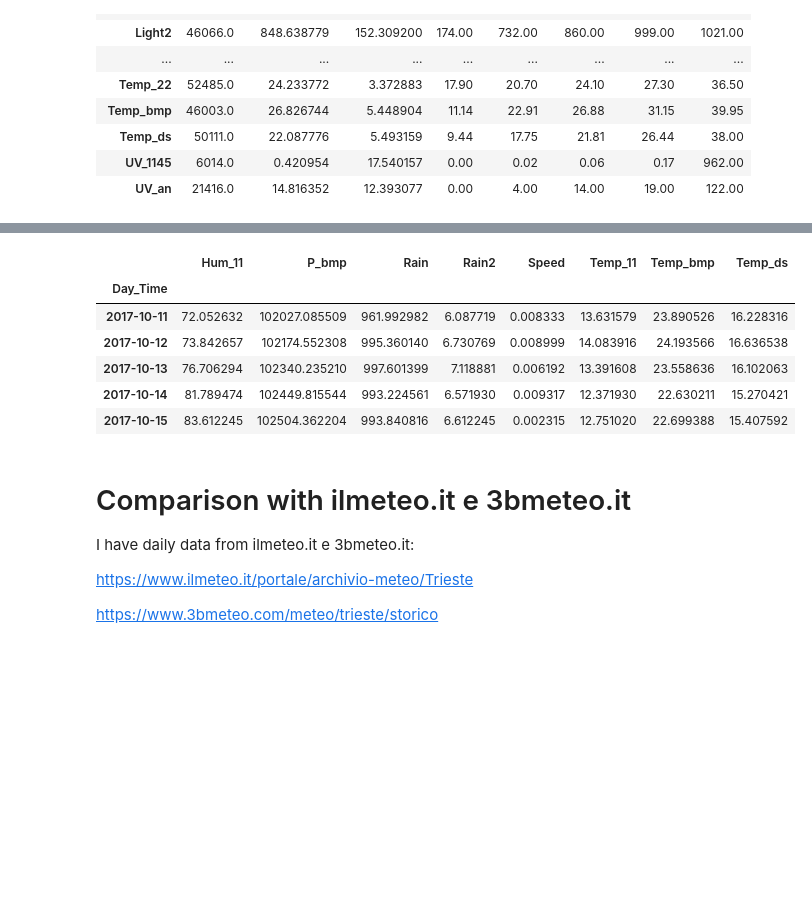
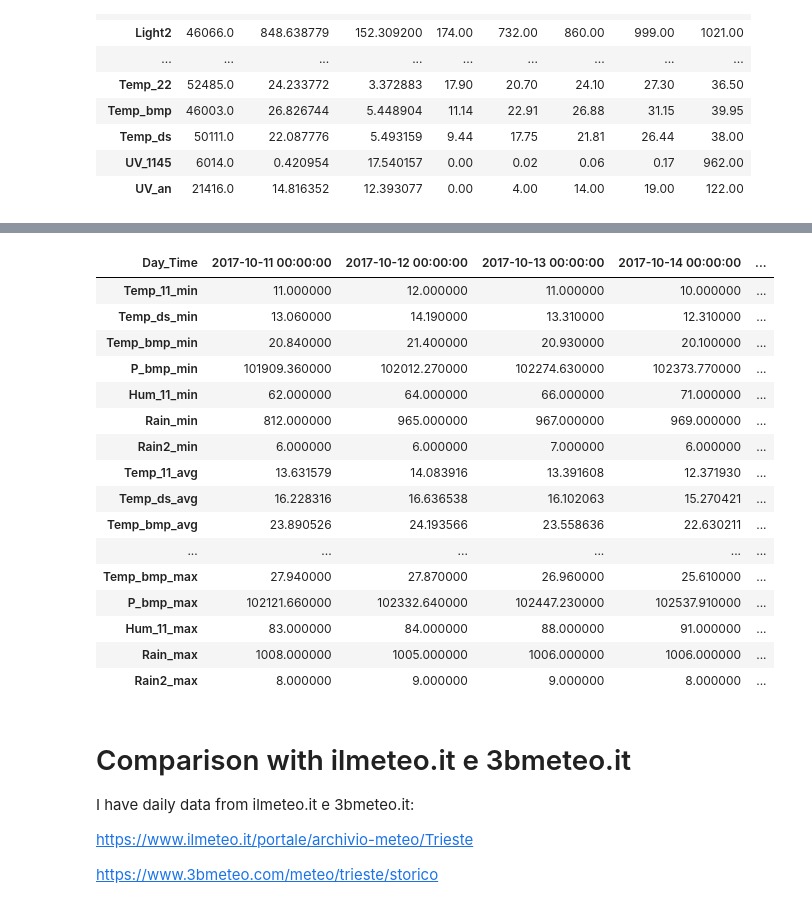
Before and after one commit to baruselli/weather_datalog, a Jupyter notebook: datalog.ipynb, the cells around one changed output, grey strips where cells are left out. Saved outputs shown, nothing was run; the diff lists cells and outputs as text; code cells hidden in the pictures; blank space fills up the shorter version.

```diff
--- a/datalog.ipynb
+++ b/datalog.ipynb
@@ -142,23 +142,41 @@ data_tot_h.describe().T
 # %%
 #Max, min, avg temp per day, after rolling median to cut outliers away
 #PTH_median=pd.rolling_median(data_tot[["Temp_11","Temp_ds","Temp_bmp","P_bmp","Hum_11","Rain","Rain2"]],3) deprecated
 PTH_median=data_tot[["Temp_11","Temp_ds","Temp_bmp","P_bmp","Hum_11","Rain","Rain2"]].rolling(window=3,center=False).median()
 PTH_median.dropna(how="all",inplace=True)
 wind_d=data_tot_h[["Speed",]].resample("1D").mean()
-PTHw=pd.concat([PTH_median,wind_d])
-PTH_max=PTHw.resample("1D").max()
-PTH_min=PTHw.resample("1D").min()
-PTH_avg=PTHw.resample("1D").mean()
+#PTHw=pd.concat([PTH_median,wind_d])
+PTH_max=PTH_median.resample("1D").max()
+PTH_min=PTH_median.resample("1D").min()
+PTH_avg=PTH_median.resample("1D").mean()
 
-PTH_avg.tail()
+#change col names, useful for when we merge dataframes
+PTH_avg.rename(columns=lambda x: x+"_avg", inplace=True)
+PTH_min.rename(columns=lambda x: x+"_min", inplace=True)
+PTH_max.rename(columns=lambda x: x+"_max", inplace=True)
+PTH_tot=pd.concat([PTH_min,PTH_avg,PTH_max],axis=1)
+
+PTH_tot.tail().T
+#PTH_avg.tail().T
+#PTH_min.index
 # %% [output]
-|  | Hum_11 | P_bmp | Rain | Rain2 | Speed | Temp_11 | Temp_bmp | Temp_ds |
-| Day_Time |  |  |  |  |  |  |  |  |
-| 2017-10-11 | 72.052632 | 102027.085509 | 961.992982 | 6.087719 | 0.008333 | 13.631579 | 23.890526 | 16.228316 |
-| 2017-10-12 | 73.842657 | 102174.552308 | 995.360140 | 6.730769 | 0.008999 | 14.083916 | 24.193566 | 16.636538 |
-| 2017-10-13 | 76.706294 | 102340.235210 | 997.601399 | 7.118881 | 0.006192 | 13.391608 | 23.558636 | 16.102063 |
-| 2017-10-14 | 81.789474 | 102449.815544 | 993.224561 | 6.571930 | 0.009317 | 12.371930 | 22.630211 | 15.270421 |
-| 2017-10-15 | 83.612245 | 102504.362204 | 993.840816 | 6.612245 | 0.002315 | 12.751020 | 22.699388 | 15.407592 |
+| Day_Time | 2017-10-11 00:00:00 | 2017-10-12 00:00:00 | 2017-10-13 00:00:00 | 2017-10-14 00:00:00 | ... |
+| Temp_11_min | 11.000000 | 12.000000 | 11.000000 | 10.000000 | ... |
+| Temp_ds_min | 13.060000 | 14.190000 | 13.310000 | 12.310000 | ... |
+| Temp_bmp_min | 20.840000 | 21.400000 | 20.930000 | 20.100000 | ... |
+| P_bmp_min | 101909.360000 | 102012.270000 | 102274.630000 | 102373.770000 | ... |
+| Hum_11_min | 62.000000 | 64.000000 | 66.000000 | 71.000000 | ... |
+| Rain_min | 812.000000 | 965.000000 | 967.000000 | 969.000000 | ... |
+| Rain2_min | 6.000000 | 6.000000 | 7.000000 | 6.000000 | ... |
+| Temp_11_avg | 13.631579 | 14.083916 | 13.391608 | 12.371930 | ... |
+| Temp_ds_avg | 16.228316 | 16.636538 | 16.102063 | 15.270421 | ... |
+| Temp_bmp_avg | 23.890526 | 24.193566 | 23.558636 | 22.630211 | ... |
+| ... | ... | ... | ... | ... | ... |
+| Temp_bmp_max | 27.940000 | 27.870000 | 26.960000 | 25.610000 | ... |
+| P_bmp_max | 102121.660000 | 102332.640000 | 102447.230000 | 102537.910000 | ... |
+| Hum_11_max | 83.000000 | 84.000000 | 88.000000 | 91.000000 | ... |
+| Rain_max | 1008.000000 | 1005.000000 | 1006.000000 | 1006.000000 | ... |
+| Rain2_max | 8.000000 | 9.000000 | 9.000000 | 8.000000 | ... |
 # %% [markdown]
 # Comparison with ilmeteo.it e 3bmeteo.it
 
```
Also changed, not shown: parts of 9 cells of this notebook.
